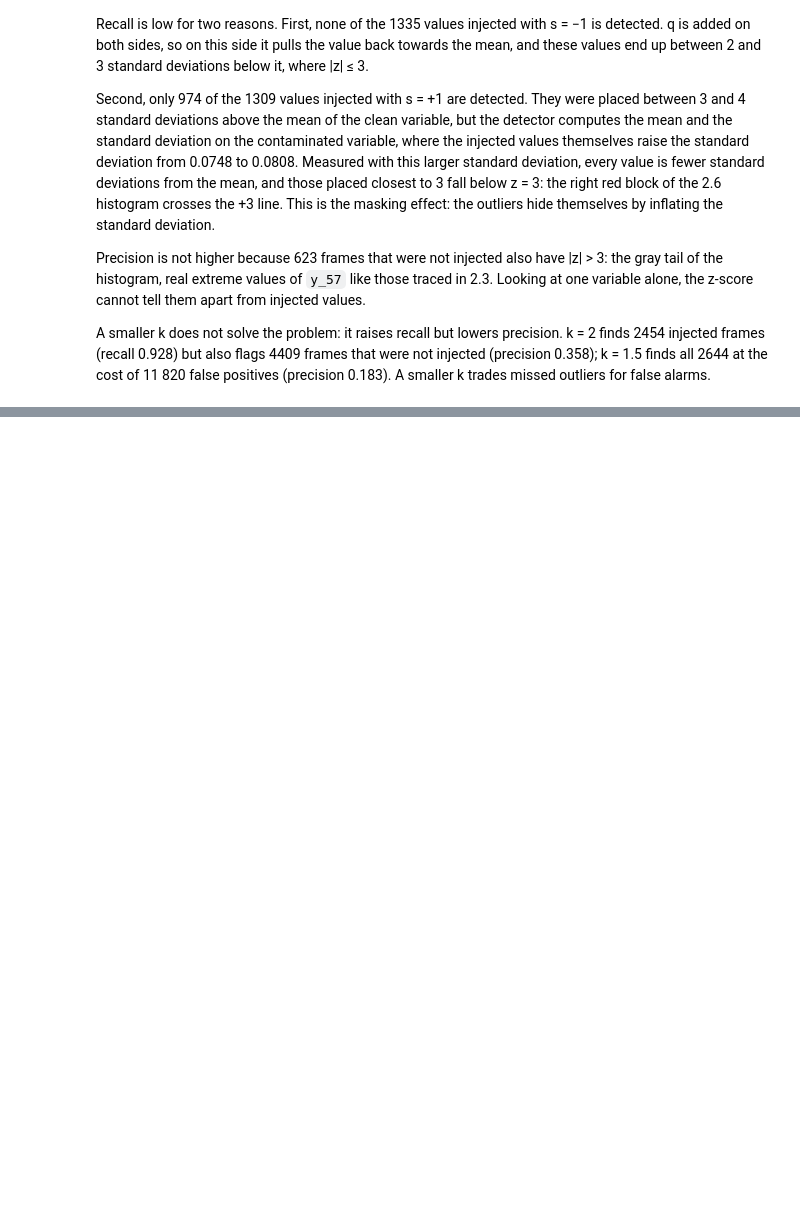
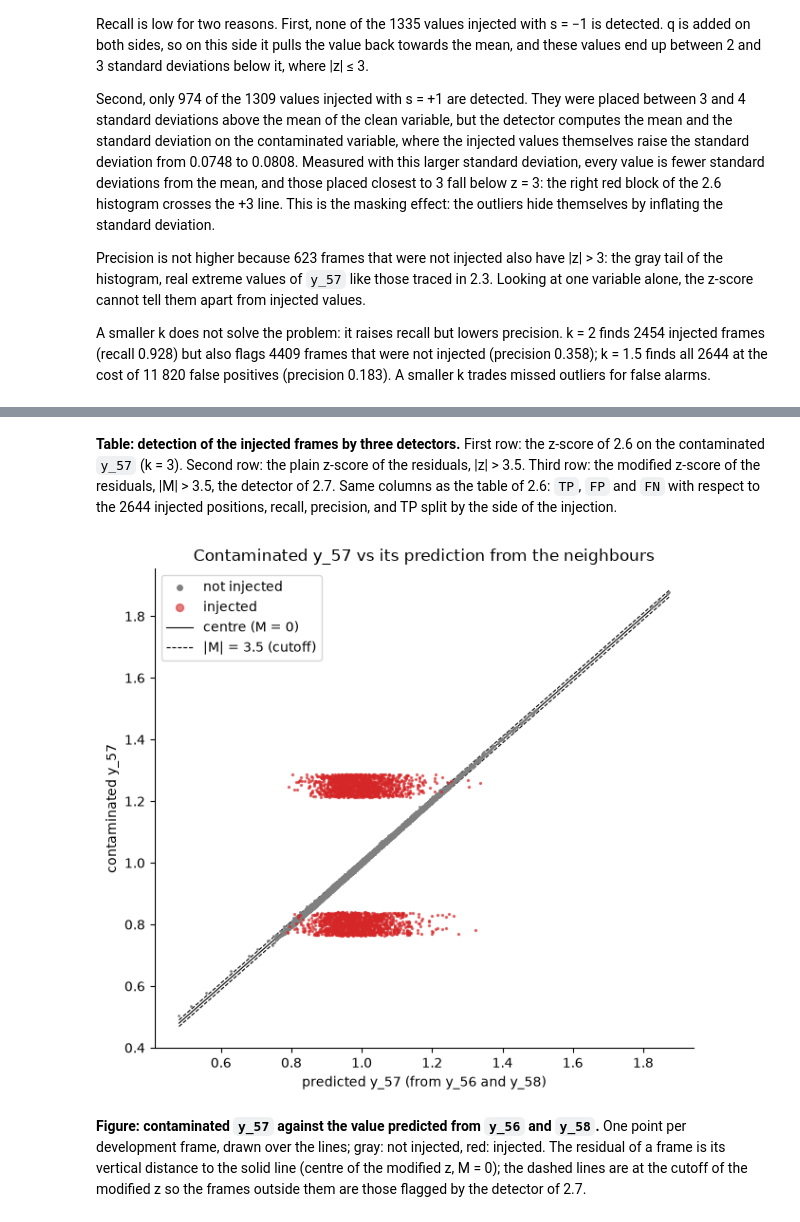
Before and after one commit to migasantunes/Emotion_Recognition, a Jupyter notebook: notebooks/02_quality.ipynb, the cells around one changed output, grey strips where cells are left out. Cells and saved outputs as stored; diff of their text form; code cells hidden in the pictures; blank space fills up the shorter version.

```diff
--- a/notebooks/02_quality.ipynb
+++ b/notebooks/02_quality.ipynb
@@ -773,0 +777,14 @@ A smaller k does not solve the problem: it raises recall but lowers precision. k
+# %%
+X_nb = df_c[["y_56", "y_58"]]  # neighbours of landmark 57 (not contaminated)
+reg = LinearRegression().fit(X_nb, y_57_c)  # learns a, b, c: smallest sum of resid² over all frames
+pred = reg.predict(X_nb)
+resid = y_57_c - pred
+
+r2 = 1 - (resid**2).sum() / ((y_57_c - y_57_c.mean())**2).sum() # 1 - error of the recipe / error of guessing the mean
+coefs = pd.Series({
+    "intercept (a)": reg.intercept_,  # starting value
+    "coef y_56 (b)": reg.coef_[0],  # weight of y_56
+    "coef y_58 (c)": reg.coef_[1],  # weight of y_58
+    "R²": r2,
+})
+coefs.round(4).to_frame("value")
@@ -773,0 +800,9 @@ A smaller k does not solve the problem: it raises recall but lowers precision. k
+# %%
+med, mad = outl.median_mad(resid)
+
+spread = pd.DataFrame({
+    "centre": [resid.mean(), med],  # mean | median
+    "spread": [resid.std(ddof=0), mad / 0.6745],  # std | MAD on the scale of the std (stds units)
+}, index=["plain z", "modified z"])
+spread["cutoff (3.5 × spread)"] = 3.5 * spread["spread"]  # flagged if |residual - centre| > cutoff
+spread.round(4)
@@ -773,0 +839,24 @@ A smaller k does not solve the problem: it raises recall but lowers precision. k
+# %% [markdown]
+**Table: detection of the injected frames by three detectors.** First row: the z-score of 2.6 on the contaminated `y_57` (k = 3). Second row: the plain z-score of the residuals, |z| > 3.5. Third row: the modified z-score of the residuals, |M| > 3.5, the detector of 2.7. Same columns as the table of 2.6: `TP`, `FP` and `FN` with respect to the 2644 injected positions, recall, precision, and TP split by the side of the injection.
+# %%
+inj_mask = df_c["injected"].to_numpy() #True/False array of injected frames
+band = spread.loc["modified z", "cutoff (3.5 × spread)"]  # |M| > 3.5 <=> residual further than this from the median is flagged
+
+fig, ax = plt.subplots(figsize=(6.5, 6))
+ax.scatter(pred[~inj_mask], df_c["y_57"][~inj_mask], s=1, color="gray", label="not injected", rasterized=True, zorder=2)
+ax.scatter(pred[inj_mask], df_c["y_57"][inj_mask], s=2, color="tab:red", alpha=0.6, label="injected", rasterized=True, zorder=3)
+lims = np.array([pred.min(), pred.max()])
+ax.plot(lims, lims + med, color="black", linewidth=0.8, label="centre (M = 0)", zorder=1)
+ax.plot(lims, lims + med + band, color="black", linestyle="--", linewidth=0.8, label="|M| = 3.5 (cutoff)", zorder=1)
+ax.plot(lims, lims + med - band, color="black", linestyle="--", linewidth=0.8, zorder=1)
+ax.set_xlabel("predicted y_57 (from y_56 and y_58)")
+ax.set_ylabel("contaminated y_57")
+ax.set_title("Contaminated y_57 vs its prediction from the neighbours")
+ax.legend(markerscale=4)
+sns.despine(ax=ax)
+plt.tight_layout()
+plt.show()
+# %% [output]
+[figure, added]
+# %% [markdown]
+**Figure: contaminated `y_57` against the value predicted from `y_56` and `y_58`.** One point per development frame, drawn over the lines; gray: not injected, red: injected. The residual of a frame is its vertical distance to the solid line (centre of the modified z, M = 0); the dashed lines are at the cutoff of the modified z so the frames outside them are those flagged by the detector of 2.7.
```
Also changed, not shown: parts of 10 cells of this notebook, 1 other file.
